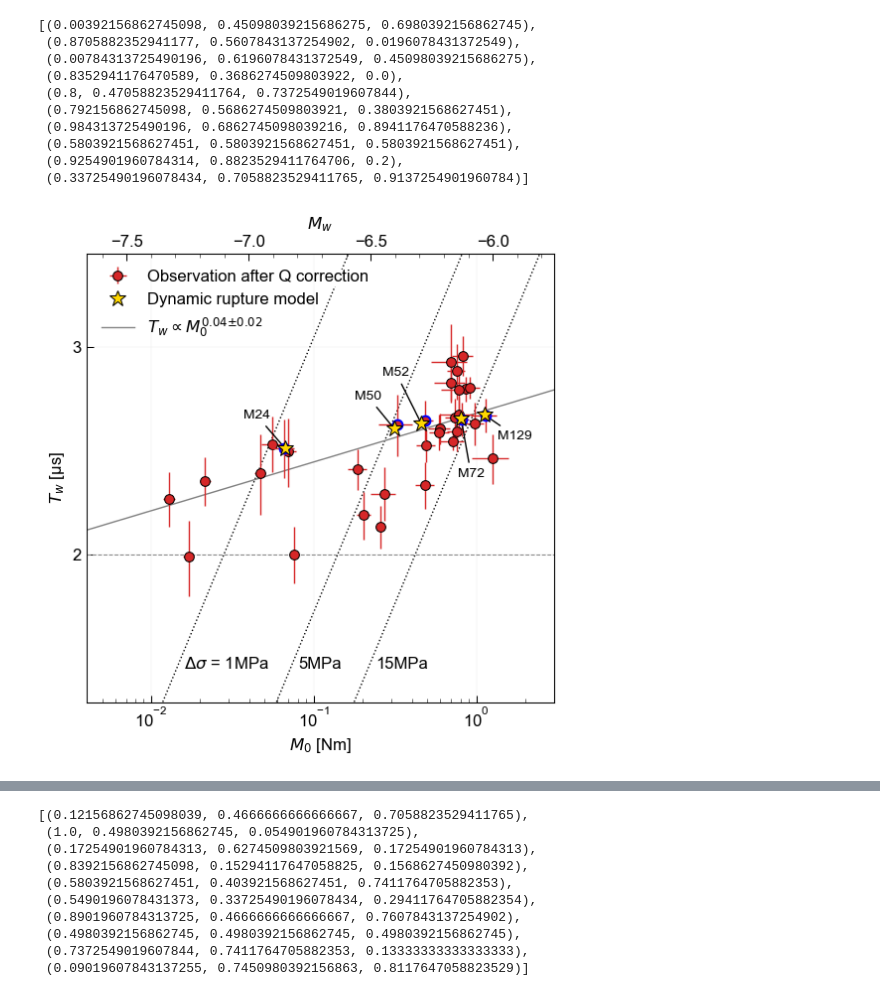
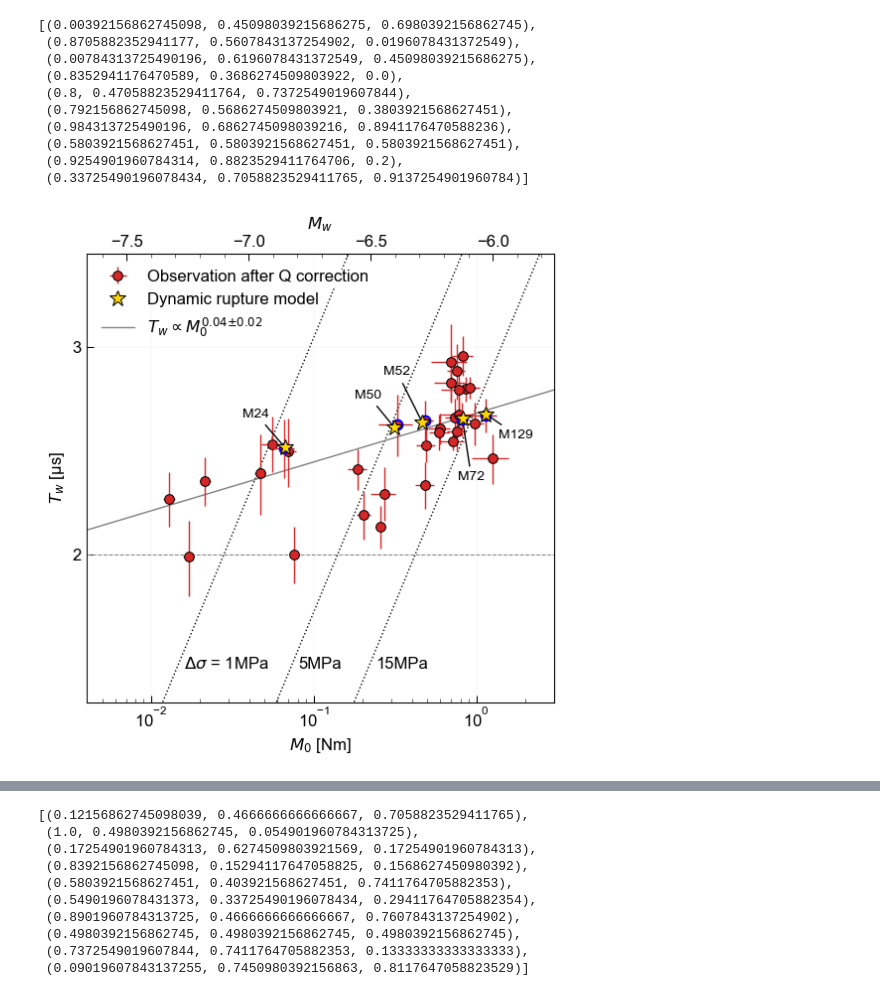
Before and after one commit to kura-okubo/4mNonSelfSim_Paper, a Jupyter notebook: ComputeScaling/code/07_loglinearfit_STF.ipynb, the cells around one changed output, grey strips where cells are left out. Drawn from its saved outputs; the diff is of its cells as text; code cells hidden in the pictures.

Commit message:
update scaling plot

```diff
--- a/ComputeScaling/code/07_loglinearfit_STF.ipynb
+++ b/ComputeScaling/code/07_loglinearfit_STF.ipynb
@@ -324,6 +324,7 @@ vs=3600
 n_boot = 1000
 
 fig, ax = plt.subplots(1, 1, figsize=(5.46, 5.8))
+# fig, ax = plt.subplots(1, 1, figsize=(8, 7))
 
 scatter_kws0 = {"s": 0, "edgecolors": "k", "zorder": 1, "alpha": 0.9}
 scatter_kws1 = {"s": 90, "edgecolors": "k", "zorder": 1, "alpha": 0.9}
@@ -438,14 +439,12 @@ if ifPlotRegression:
     # ax.text(5e-3, 2.8, f"α={fit_slope:.2f}±{fit_slope_err:.2f}")
 
 xlimit_scaling = [0.004, 3] #10] # check 1/3
-ax.set_xscale('log')
+ax.set_xscale('log') # We checked the error bar works in log scale.
 ax.set_yscale('log')
 ax.set_xlim(xlimit_scaling)
-# ax.set_ylim([1.5, 3.6]) #10]) # update 2025/1/23 # check 1/3
 ax.set_ylim([1.5, 3.6]) #10]) # update 2025/1/23 # check 1/3
 
-# ax.set_yticks([1, 2, 3, 4])
-# ax.set_yticklabels([1, 2, 3, 4])
+
 ax.set_yticks([2, 3, ]) # update 2025/1/23
 ax.set_yticklabels([2, 3, ]) # update 2025/1/23
 
@@ -530,7 +529,7 @@ if ifPlotDynrup:
     # Annotate event ID for the dynamic rupture model
     # ifAnnotID = 1
 
-    annot_locs = [(0.55, 0.15), (0.57, 0.15), (0.58, 0.25), (0.95, -0.28), (1.2, -0.12)]
+    annot_locs = [(0.55, 0.15), (0.57, 0.15), (0.58, 0.25), (0.94, -0.30), (1.2, -0.12)]
     for jj, targetid in enumerate(dynrup_targets):
         M0_bestfit = df_dynrup_sourceparam.loc[targetid].M0_bestfit
         Tw_bestfit = df_dynrup_sourceparam.loc[targetid].Tw_bestfit
@@ -551,31 +550,37 @@ ax.legend(handles[::-1], labels[::-1], loc='upper left', frameon=False)
 if ~ifPlotMain & ifPlotnoQcorr:
     print("skip white rectangle.")
 elif ifPlotnoQcorr:
     ax.plot(0.121, 3.3, "s", c="w", ms=12, zorder=4)
 else:
     ax.plot(0.14, 3.44, "s", c="w", ms=12, zorder=4)
 
 #-----------------------#
 #--- plot double axis---#
 #-----------------------#
 
 # https://pythonmatplotlibtips.blogspot.com/2018/01/add-second-x-axis-below-first-x-axis-python-matplotlib-pyplot.html
 ax2 = ax.twiny()
 ax2.set_xlabel("$M_w$")
 ax2.set_xlim([M02Mw(xlimit_scaling[0]), M02Mw(xlimit_scaling[1])]) # synchronize with the first axis
 
 # major tick
 newlabel = np.array([-7.5, -7, -6.5, -6.0,])
 ax2.minorticks_on()
 ax2.set_xticks(newlabel)
 
 ax.grid(True, c=np.array([230, 230, 230])/255, lw=0.25, zorder=-1)
 ax.set_axisbelow('True')
 
+
+# Debug turning on minor ticks
+# ax.set_yticks(np.arange(1.0, 3.6, step=0.1)) # update 2025/1/23
+# ax.set_yticklabels([2, 3, ]) # update 2025/1/23
+
+
 # plt.suptitle(f'Q{Qinv_quart} water-level={k_waterlevel:.2f}', y=0.98)
 plt.tight_layout()
 
 plt.savefig(figdir+f"/STF_M0TRscaling_Regplot_fb03-{expr_id:03d}_{gougepatch_id}_Q{Qinv_quart}_wlv_{k_waterlevel:.2f}_denoisemethod_{denoise_method.lower()}_selfsimlines{ifPlotSelfSimLines}_fitlog_{fit_method}_{ifPlotAllSensors}{ifPlotRegression}{ifPlotMain}{ifPlotnoQcorr}{ifPlotDynrup}{ifAnnotID}.png", format="png", dpi=200)
 plt.savefig(figdir+f"/STF_M0TRscaling_Regplot_fb03-{expr_id:03d}_{gougepatch_id}_Q{Qinv_quart}_wlv_{k_waterlevel:.2f}_denoisemethod_{denoise_method.lower()}_selfsimlines{ifPlotSelfSimLines}_fitlog_{fit_method}_{ifPlotAllSensors}{ifPlotRegression}{ifPlotMain}{ifPlotnoQcorr}{ifPlotDynrup}{ifAnnotID}.pdf")
 # %% [output]
-[figure, old version]
+[figure, new version]
```
Also changed, not shown: parts of 5 cells of this notebook, 1 other file.
